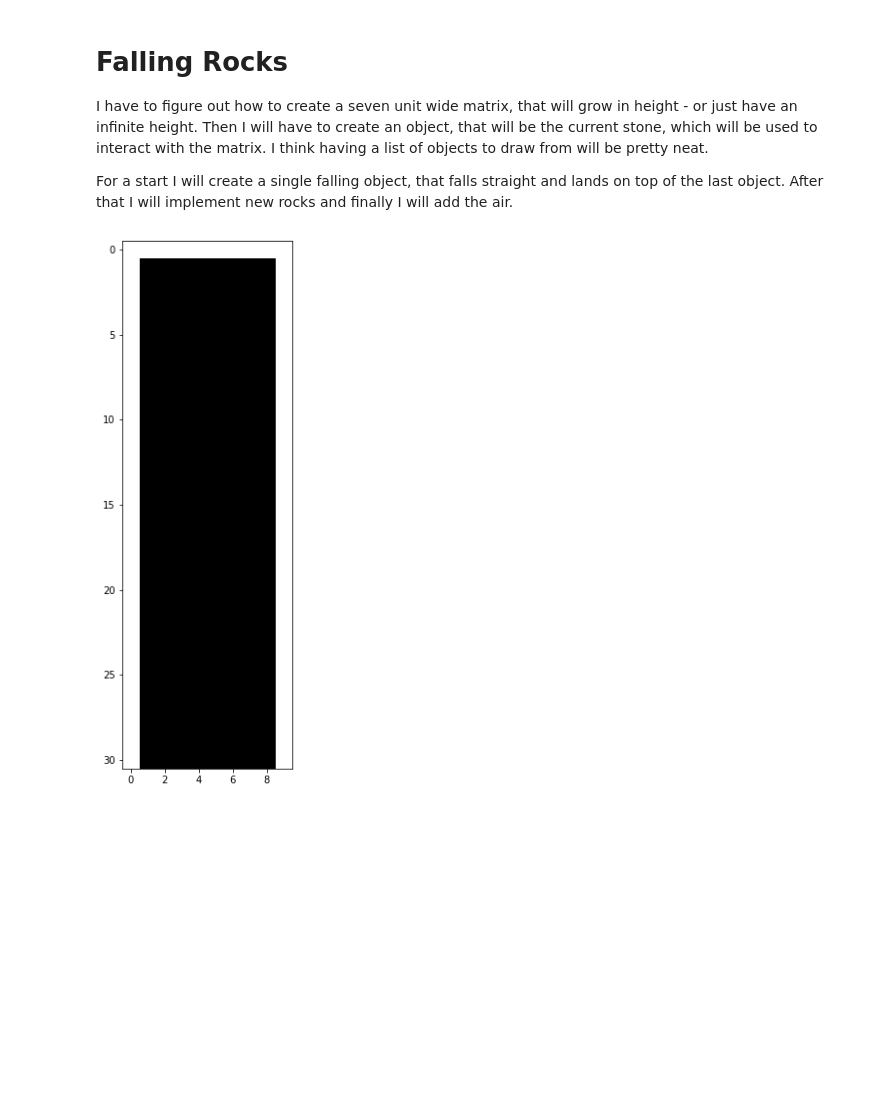
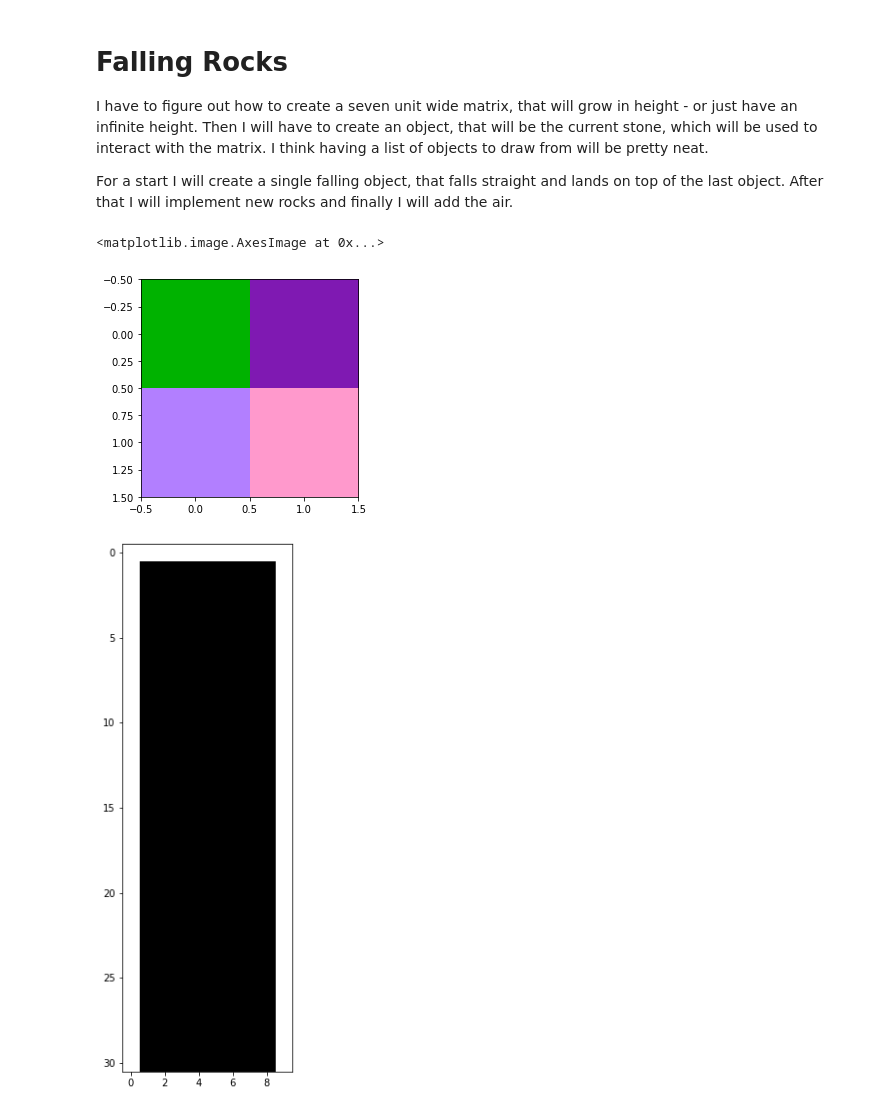
Before and after one commit to Nikolaj90/ImaginoTransference, a Jupyter notebook: AdventChallenge/17/Falling Rocks.ipynb, the cells around one changed output. Cells and saved outputs as stored; diff of their text form; code cells hidden in the pictures; blank space fills up the shorter version.

```diff
--- a/AdventChallenge/17/Falling Rocks.ipynb
+++ b/AdventChallenge/17/Falling Rocks.ipynb
@@ -51,3 +154,17 @@ class Cave():
+# %%
+color = [0,0.7,0]
+color2 = [0.5,0.1,0.7]
+color3 = [0.7,0.5,1]
+color4 = [1,0.6,0.8]
+test_color = np.zeros((2,2,3))
+test_color[0,0] = color
+test_color[0,1] = color2
+test_color[1,0] = color3
+test_color[1,1] = color4
+plt.imshow(test_color)
+# %% [output]
+<matplotlib.image.AxesImage at 0x...>
+[figure, added]
 # %%
 cave = Cave(9,20,3)
 cave.add_row(10)
```
Also changed, not shown: parts of 17 cells of this notebook.
